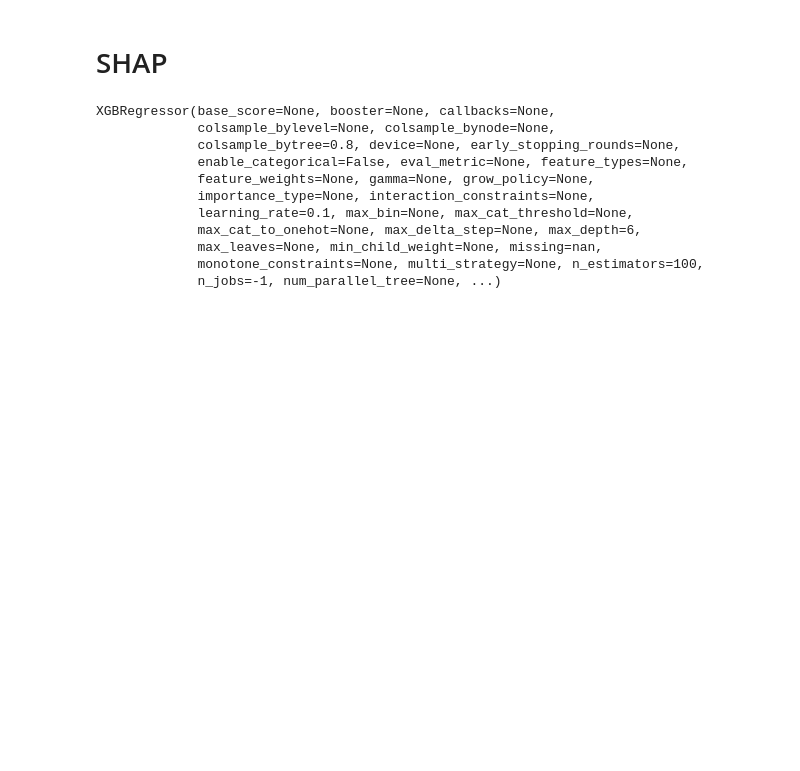
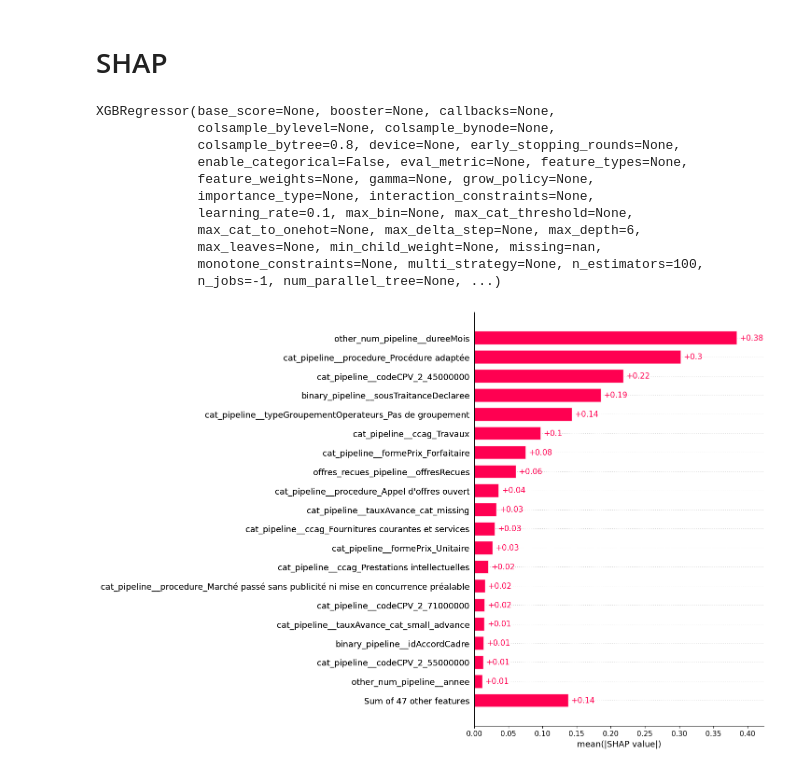
Before and after one commit to RonanB400/decp_ml, a Jupyter notebook: notebooks/JH_process-and-model.ipynb, the cells around one changed output. Saved outputs shown, nothing was run; the diff lists cells and outputs as text; code cells hidden in the pictures; blank space fills up the shorter version.

```diff
--- a/notebooks/JH_process-and-model.ipynb
+++ b/notebooks/JH_process-and-model.ipynb
@@ -361,3 +361,7 @@ explainer = shap.Explainer(model, X_train_processed)
 
 # Compute SHAP values for training data
 shap_values = explainer(X_train_processed)
+# %%
+shap.plots.bar(shap_values, max_display=20)
+# %% [output]
+[figure, added]
```
Also changed, not shown: parts of 11 cells of this notebook.
